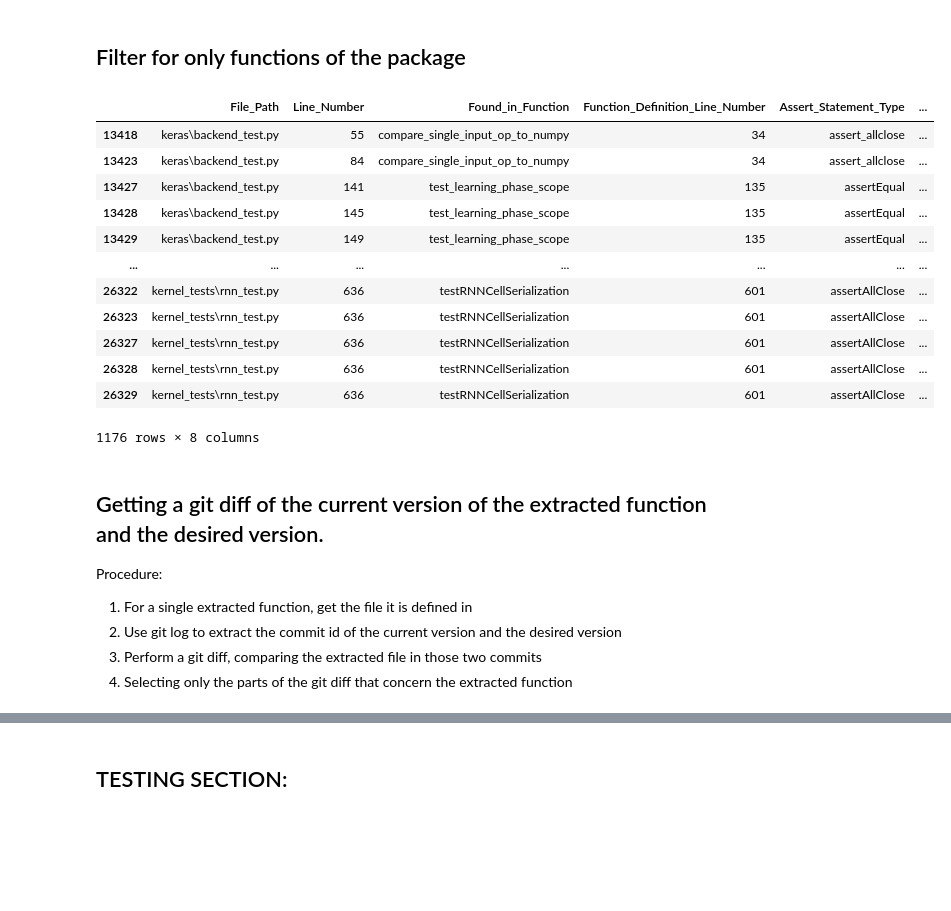
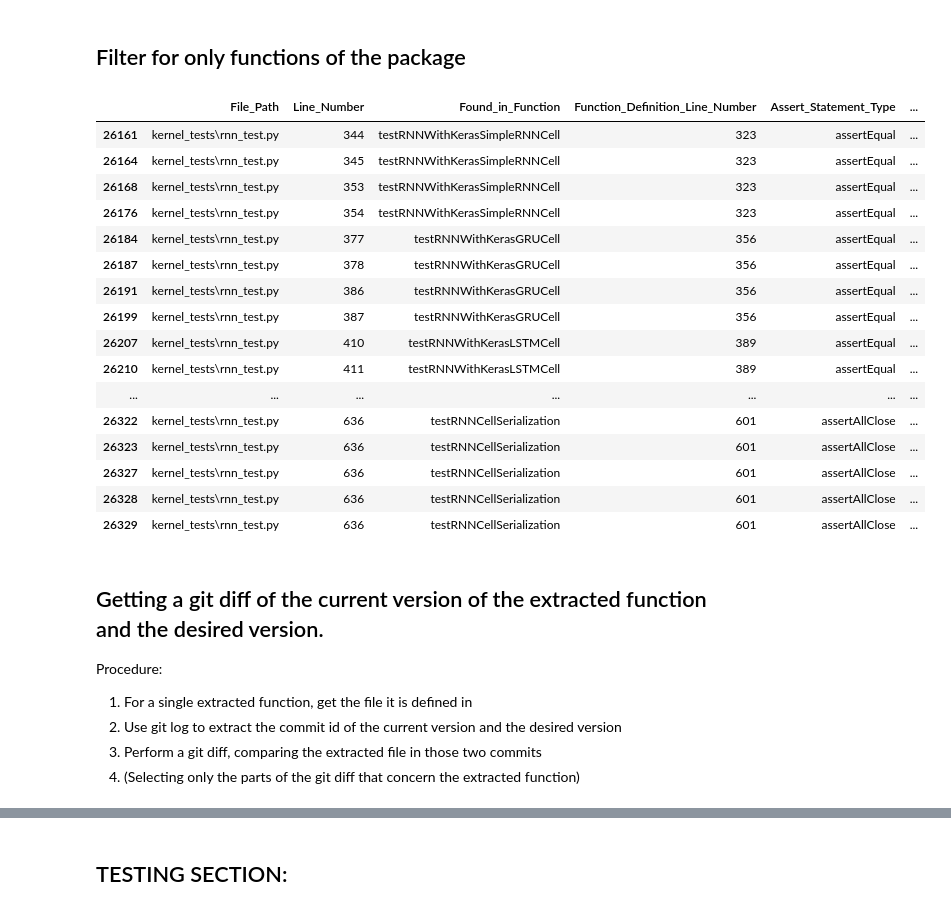
Before and after one commit to AlexanderProchnow/DLL_Testing_Tool, a Jupyter notebook: Code/2_Commit_Extraction_and_Analysis/1_Extracting_commits.ipynb, the cells around one changed output, grey strips where cells are left out. Cells and saved outputs as stored; diff of their text form; code cells hidden in the pictures; blank space fills up the shorter version.

```diff
--- a/Code/2_Commit_Extraction_and_Analysis/1_Extracting_commits.ipynb
+++ b/Code/2_Commit_Extraction_and_Analysis/1_Extracting_commits.ipynb
@@ -88,25 +77,36 @@ df_tensorflow_1_12_0 = pd.read_csv('../../1_Test_Case_Extraction_and_Analysis/ex
 # %%
 package_name = 'keras'
 # As a temporary solution, we will filter these for functions that contain 'package_name.' specifically
 column_to_filter = 'Differential_Test_Function'
 filter_keyword = package_name + '\.'
 
 relevant_test_cases = df_tensorflow_1_12_0[df_tensorflow_1_12_0[column_to_filter].str.contains(filter_keyword, na=False)]
-relevant_test_cases
+relevant_test_cases_unique = relevant_test_cases.Differential_Test_Function.unique()
+
+# For demonstration: Test cases found in rnn_test.py (TF 1.12.0):
+demo_test_cases = relevant_test_cases[relevant_test_cases.File_Path.str.contains(os.sep + 'rnn_test.py', regex=False)]
+demo_extracted_functions = demo_test_cases.Differential_Test_Function.unique()
+
+#relevant_test_cases
+demo_test_cases
 # %% [output]
 |  | File_Path | Line_Number | Found_in_Function | Function_Definition_Line_Number | Assert_Statement_Type | ... |
-| 13418 | keras\backend_test.py | 55 | compare_single_input_op_to_numpy | 34 | assert_allclose | ... |
-| 13423 | keras\backend_test.py | 84 | compare_single_input_op_to_numpy | 34 | assert_allclose | ... |
-| 13427 | keras\backend_test.py | 141 | test_learning_phase_scope | 135 | assertEqual | ... |
-| 13428 | keras\backend_test.py | 145 | test_learning_phase_scope | 135 | assertEqual | ... |
-| 13429 | keras\backend_test.py | 149 | test_learning_phase_scope | 135 | assertEqual | ... |
+| 26161 | kernel_tests\rnn_test.py | 344 | testRNNWithKerasSimpleRNNCell | 323 | assertEqual | ... |
+| 26164 | kernel_tests\rnn_test.py | 345 | testRNNWithKerasSimpleRNNCell | 323 | assertEqual | ... |
+| 26168 | kernel_tests\rnn_test.py | 353 | testRNNWithKerasSimpleRNNCell | 323 | assertEqual | ... |
+| 26176 | kernel_tests\rnn_test.py | 354 | testRNNWithKerasSimpleRNNCell | 323 | assertEqual | ... |
+| 26184 | kernel_tests\rnn_test.py | 377 | testRNNWithKerasGRUCell | 356 | assertEqual | ... |
+| 26187 | kernel_tests\rnn_test.py | 378 | testRNNWithKerasGRUCell | 356 | assertEqual | ... |
+| 26191 | kernel_tests\rnn_test.py | 386 | testRNNWithKerasGRUCell | 356 | assertEqual | ... |
+| 26199 | kernel_tests\rnn_test.py | 387 | testRNNWithKerasGRUCell | 356 | assertEqual | ... |
+| 26207 | kernel_tests\rnn_test.py | 410 | testRNNWithKerasLSTMCell | 389 | assertEqual | ... |
+| 26210 | kernel_tests\rnn_test.py | 411 | testRNNWithKerasLSTMCell | 389 | assertEqual | ... |
 | ... | ... | ... | ... | ... | ... | ... |
 | 26322 | kernel_tests\rnn_test.py | 636 | testRNNCellSerialization | 601 | assertAllClose | ... |
 | 26323 | kernel_tests\rnn_test.py | 636 | testRNNCellSerialization | 601 | assertAllClose | ... |
 | 26327 | kernel_tests\rnn_test.py | 636 | testRNNCellSerialization | 601 | assertAllClose | ... |
 | 26328 | kernel_tests\rnn_test.py | 636 | testRNNCellSerialization | 601 | assertAllClose | ... |
 | 26329 | kernel_tests\rnn_test.py | 636 | testRNNCellSerialization | 601 | assertAllClose | ... |
-1176 rows × 8 columns
 # %% [markdown]
 ## Getting a git diff of the current version of the extracted function and the desired version.
 
@@ -114,5 +114,5 @@ Procedure:
 1. For a single extracted function, get the file it is defined in
 2. Use git log to extract the commit id of the current version and the desired version
 3. Perform a git diff, comparing the extracted file in those two commits
-4. Selecting only the parts of the git diff that concern the extracted function
+4. (Selecting only the parts of the git diff that concern the extracted function)
 # %%
```
Also changed, not shown: parts of 12 cells of this notebook, 3 other files.
